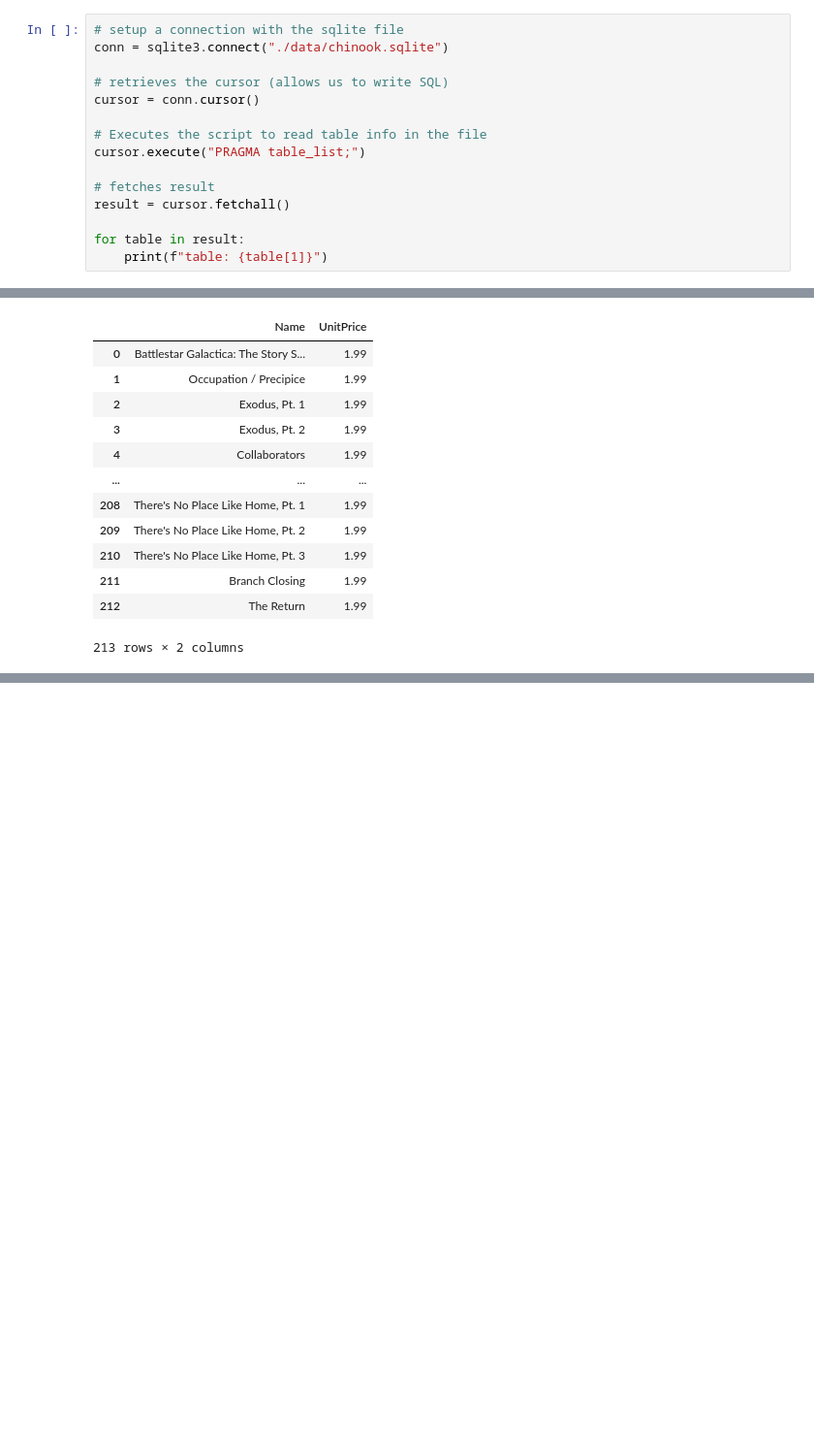
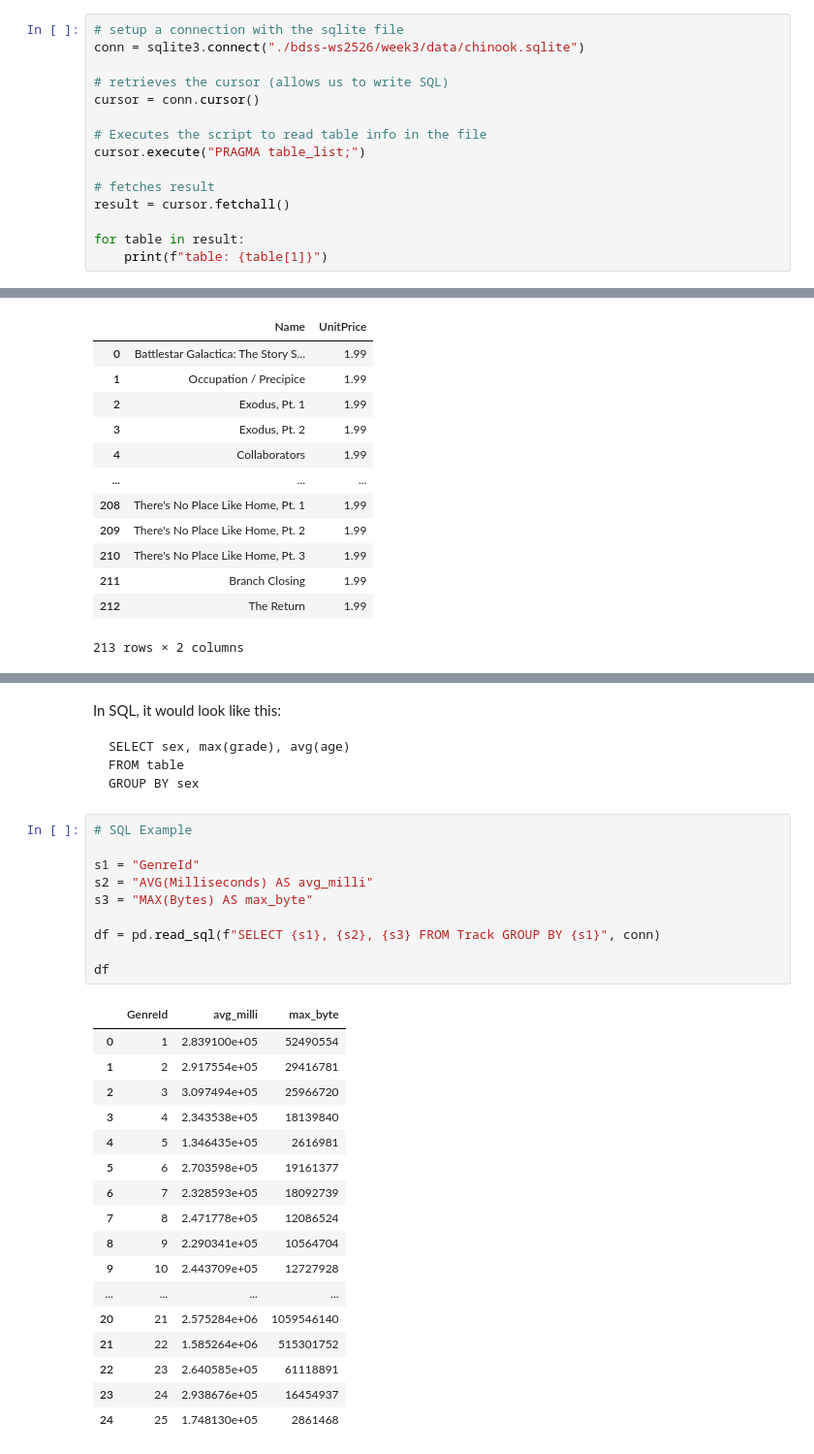
Before and after one commit to christophersoo/bdss-ws2526, a Jupyter notebook: week3/sql.ipynb, the cells around one changed output, grey strips where cells are left out. Shown at 97% size. Drawn from its saved outputs; the diff is of its cells as text; blank space fills up the shorter version.

Commit message:
added contents for week3, practice left

````diff
--- a/week3/sql.ipynb
+++ b/week3/sql.ipynb
@@ -74,6 +86,6 @@ Structure of today's session
 # %%
 # setup a connection with the sqlite file
-conn = sqlite3.connect("./data/chinook.sqlite")
+conn = sqlite3.connect("./bdss-ws2526/week3/data/chinook.sqlite")
 
 # retrieves the cursor (allows us to write SQL)
 cursor = conn.cursor()
@@ -248,0 +293,36 @@ df
+# %% [markdown]
+In SQL, it would look like this:
+
+```{sql}
+SELECT sex, max(grade), avg(age)
+FROM table
+GROUP BY sex
+```
+# %%
+# SQL Example
+
+s1 = "GenreId"
+s2 = "AVG(Milliseconds) AS avg_milli"
+s3 = "MAX(Bytes) AS max_byte"
+
+df = pd.read_sql(f"SELECT {s1}, {s2}, {s3} FROM Track GROUP BY {s1}", conn)
+
+df
+# %% [output]
+|  | GenreId | avg_milli | max_byte |
+| 0 | 1 | 2.839100e+05 | 52490554 |
+| 1 | 2 | 2.917554e+05 | 29416781 |
+| 2 | 3 | 3.097494e+05 | 25966720 |
+| 3 | 4 | 2.343538e+05 | 18139840 |
+| 4 | 5 | 1.346435e+05 | 2616981 |
+| 5 | 6 | 2.703598e+05 | 19161377 |
+| 6 | 7 | 2.328593e+05 | 18092739 |
+| 7 | 8 | 2.471778e+05 | 12086524 |
+| 8 | 9 | 2.290341e+05 | 10564704 |
+| 9 | 10 | 2.443709e+05 | 12727928 |
+| ... | ... | ... | ... |
+| 20 | 21 | 2.575284e+06 | 1059546140 |
+| 21 | 22 | 1.585264e+06 | 515301752 |
+| 22 | 23 | 2.640585e+05 | 61118891 |
+| 23 | 24 | 2.938676e+05 | 16454937 |
+| 24 | 25 | 1.748130e+05 | 2861468 |
````
Also changed, not shown: parts of 13 cells of this notebook.
